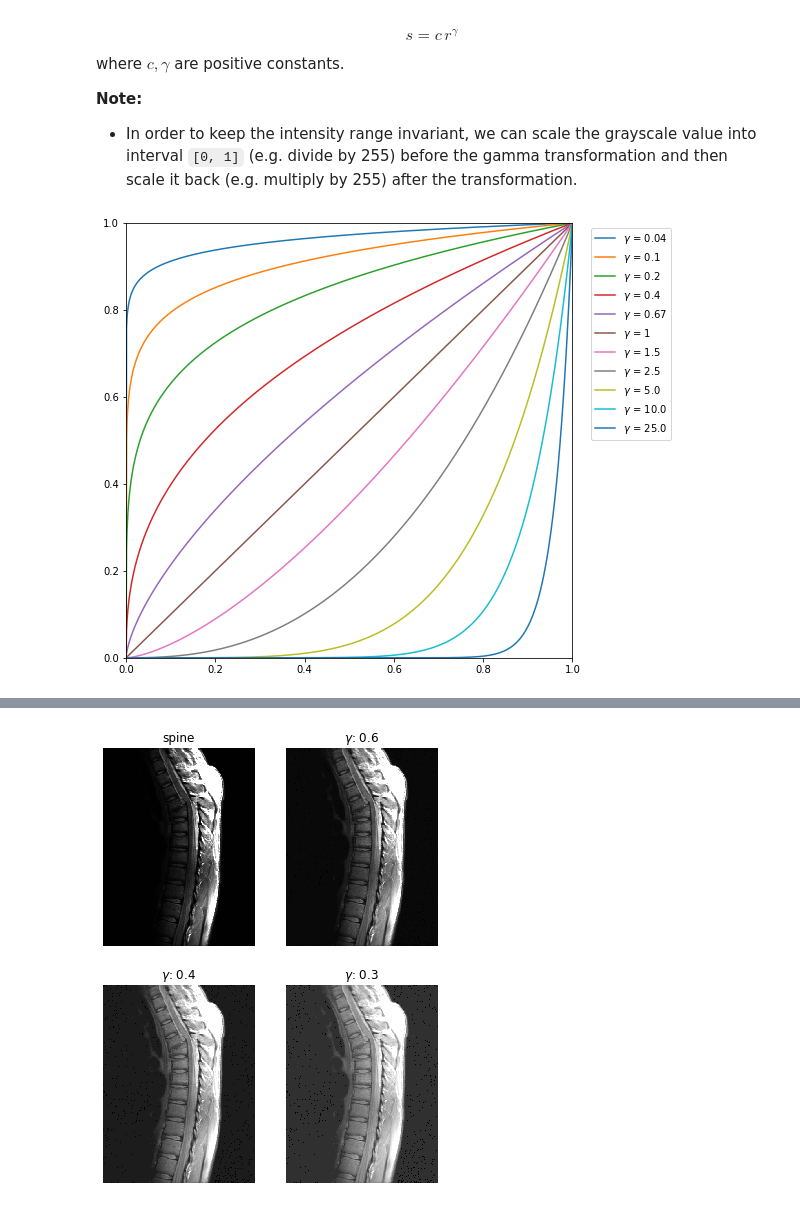
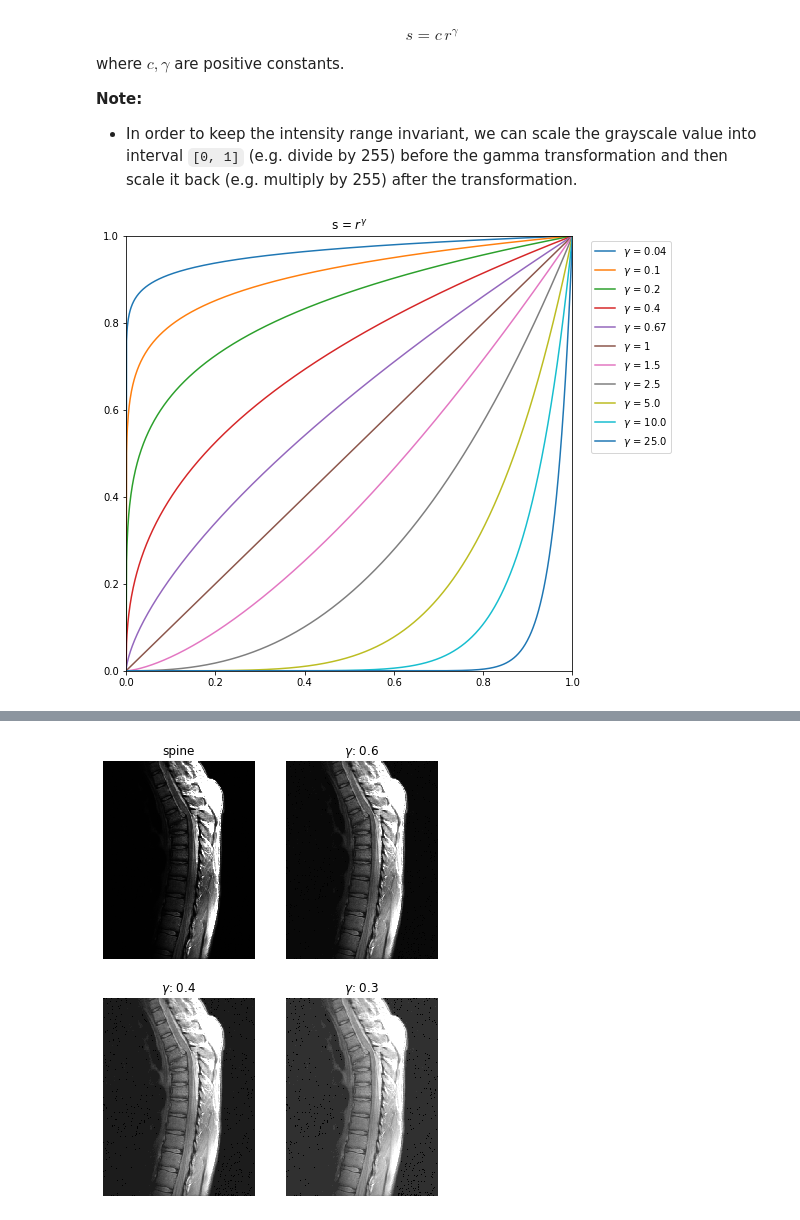
Before and after one commit to DeepWalter/DIP, a Jupyter notebook: chapter03/chapter3.ipynb, the cells around one changed output, grey strips where cells are left out. Cells and saved outputs as stored; diff of their text form; code cells hidden in the pictures.

```diff
--- a/chapter03/chapter3.ipynb
+++ b/chapter03/chapter3.ipynb
@@ -77,13 +87,14 @@ where $c, \gamma$ are positive constants.
 # %%
 xs = np.linspace(0, 1, 1000)
 
 gammas = (0.04, 0.10, 0.20, 0.40, 0.67, 1, 1.5, 2.5, 5.0, 10.0, 25.0)
 
 plt.figure(figsize=(8, 8))
 plt.axis([0, 1, 0, 1])
+plt.title('s = $r^\gamma$')
 for gamma in gammas:
     plt.plot(xs, np.power(xs, gamma), label=f'$\gamma$ = {gamma}')
 plt.legend(bbox_to_anchor=(1.03, 1))
 plt.show()
 # %% [output]
-[figure, old version]
+[figure, new version]
```
Also changed, not shown: parts of 13 cells of this notebook.
